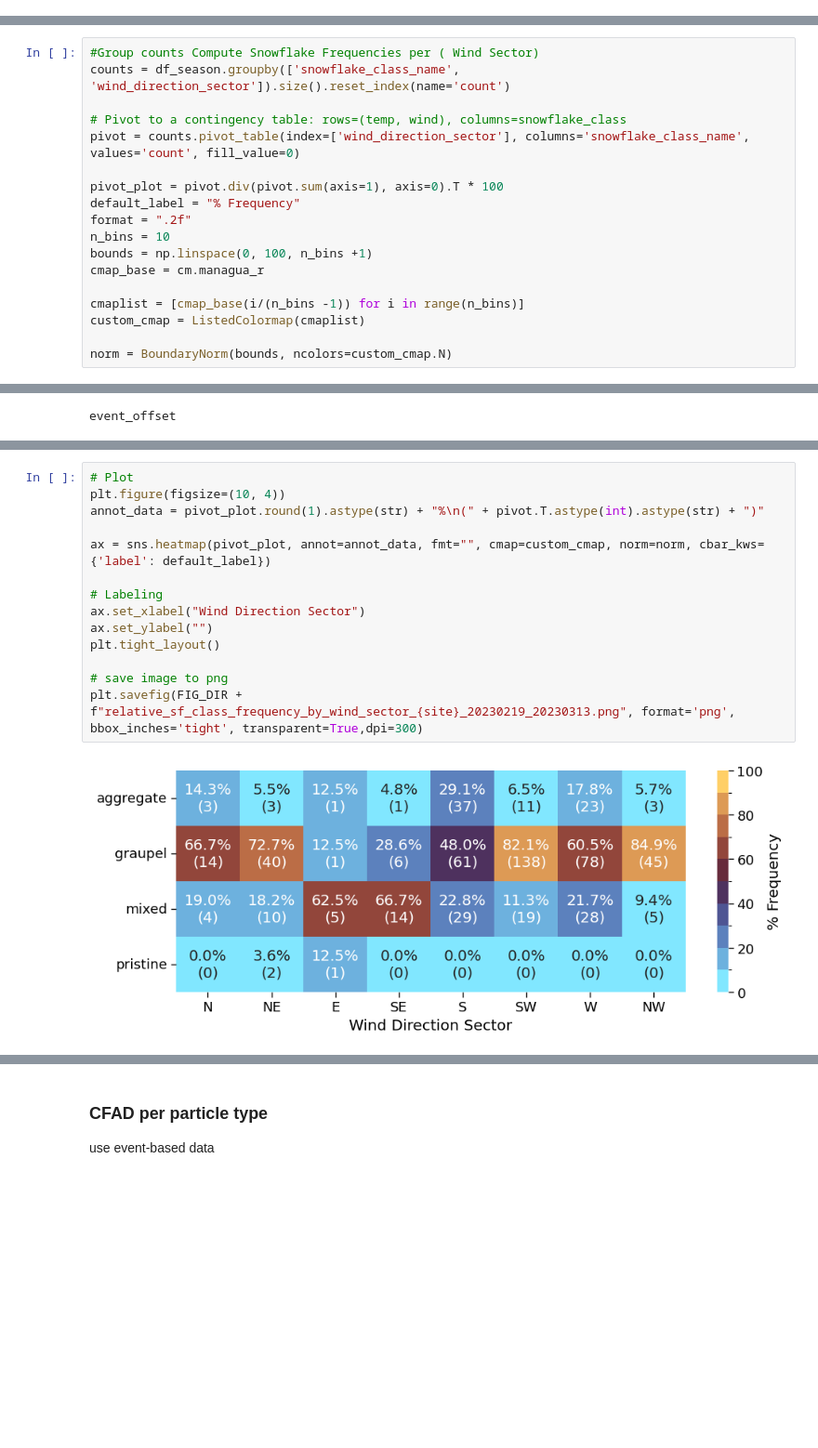
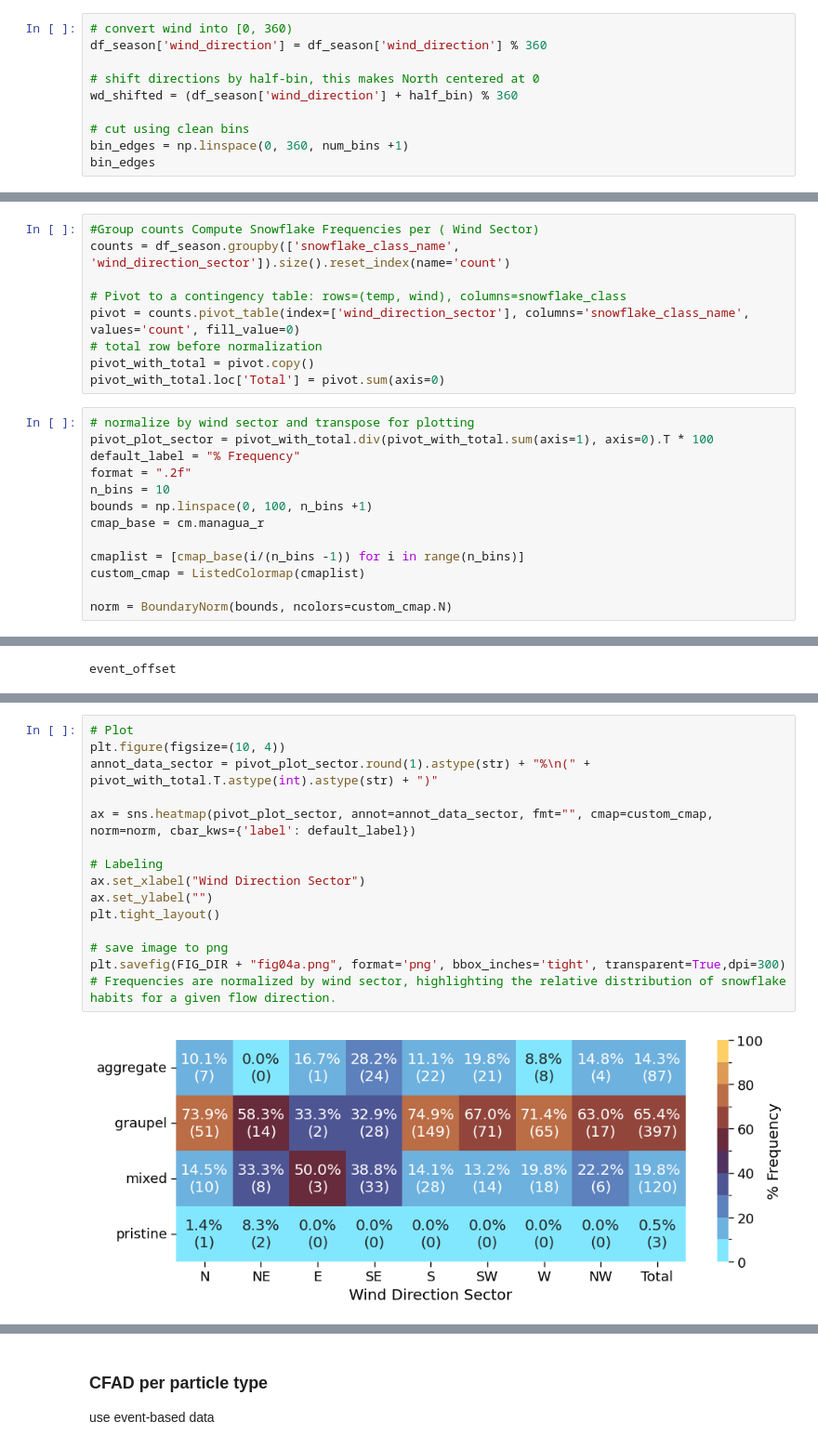
Before and after one commit to franzihe/retrieval_analysis, a Jupyter notebook: work/combined_obs/06_final_plots.ipynb, the cells around one changed output, grey strips where cells are left out. Shown at 93% size. Drawn from its saved outputs; the diff is of its cells as text; blank space fills up the shorter version.

```diff
--- a/work/combined_obs/06_final_plots.ipynb
+++ b/work/combined_obs/06_final_plots.ipynb
@@ -760,0 +1004,10 @@ array([-22.5,  22.5,  67.5, 112.5, 157.5, 202.5, 247.5, 292.5, 337.5])
+# %%
+# convert wind into [0, 360)
+df_season['wind_direction'] = df_season['wind_direction'] % 360
+
+# shift directions by half-bin, this makes North centered at 0
+wd_shifted = (df_season['wind_direction'] + half_bin) % 360
+
+# cut using clean bins
+bin_edges = np.linspace(0, 360, num_bins +1)
+bin_edges
@@ -766,18 +1021,22 @@ counts = df_season.groupby(['snowflake_class_name', 'wind_direction_sector']).si
 
 # Pivot to a contingency table: rows=(temp, wind), columns=snowflake_class
 pivot = counts.pivot_table(index=['wind_direction_sector'], columns='snowflake_class_name', values='count', fill_value=0)
-
-pivot_plot = pivot.div(pivot.sum(axis=1), axis=0).T * 100
-default_label = "% Frequency"
-format = ".2f"
-n_bins = 10
-bounds = np.linspace(0, 100, n_bins +1)
-cmap_base = cm.managua_r
-
-cmaplist = [cmap_base(i/(n_bins -1)) for i in range(n_bins)]
-custom_cmap = ListedColormap(cmaplist)
-
-norm = BoundaryNorm(bounds, ncolors=custom_cmap.N)
+# total row before normalization
+pivot_with_total = pivot.copy()
+pivot_with_total.loc['Total'] = pivot.sum(axis=0)
+# %%
+# normalize by wind sector and transpose for plotting
+pivot_plot_sector = pivot_with_total.div(pivot_with_total.sum(axis=1), axis=0).T * 100
+default_label = "% Frequency"
+format = ".2f"
+n_bins = 10
+bounds = np.linspace(0, 100, n_bins +1)
+cmap_base = cm.managua_r
+
+cmaplist = [cmap_base(i/(n_bins -1)) for i in range(n_bins)]
+custom_cmap = ListedColormap(cmaplist)
+
+norm = BoundaryNorm(bounds, ncolors=custom_cmap.N)
 # %%
 print(dt)
 # %% [output]
@@ -785,16 +1057,17 @@ event_offset
 # %%
 # Plot
 plt.figure(figsize=(10, 4))
-annot_data = pivot_plot.round(1).astype(str) + "%\n(" + pivot.T.astype(int).astype(str) + ")"
+annot_data_sector = pivot_plot_sector.round(1).astype(str) + "%\n(" + pivot_with_total.T.astype(int).astype(str) + ")"
 
-ax = sns.heatmap(pivot_plot, annot=annot_data, fmt="", cmap=custom_cmap, norm=norm, cbar_kws={'label': default_label})
+ax = sns.heatmap(pivot_plot_sector, annot=annot_data_sector, fmt="", cmap=custom_cmap, norm=norm, cbar_kws={'label': default_label})
 
 # Labeling
 ax.set_xlabel("Wind Direction Sector")
 ax.set_ylabel("")
 plt.tight_layout()
 
 # save image to png
-plt.savefig(FIG_DIR + f"relative_sf_class_frequency_by_wind_sector_{site}_20230219_20230313.png", format='png', bbox_inches='tight', transparent=True,dpi=300)
+plt.savefig(FIG_DIR + "fig04a.png", format='png', bbox_inches='tight', transparent=True,dpi=300)
+# Frequencies are normalized by wind sector, highlighting the relative distribution of snowflake habits for a given flow direction.
 # %% [output]
-[figure, old version]
+[figure, new version]
```
Also changed, not shown: parts of 69 cells of this notebook, 11 other files.
